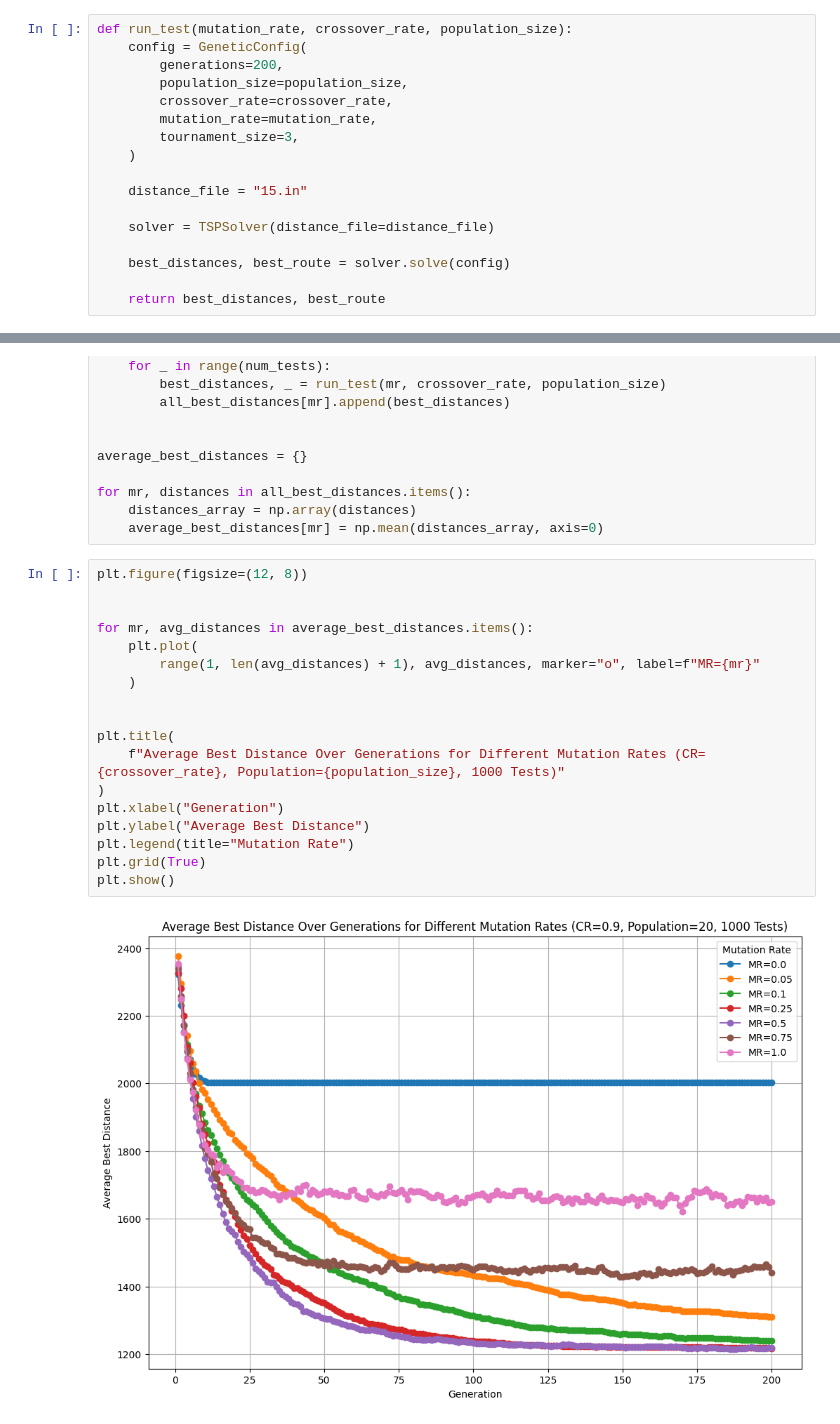
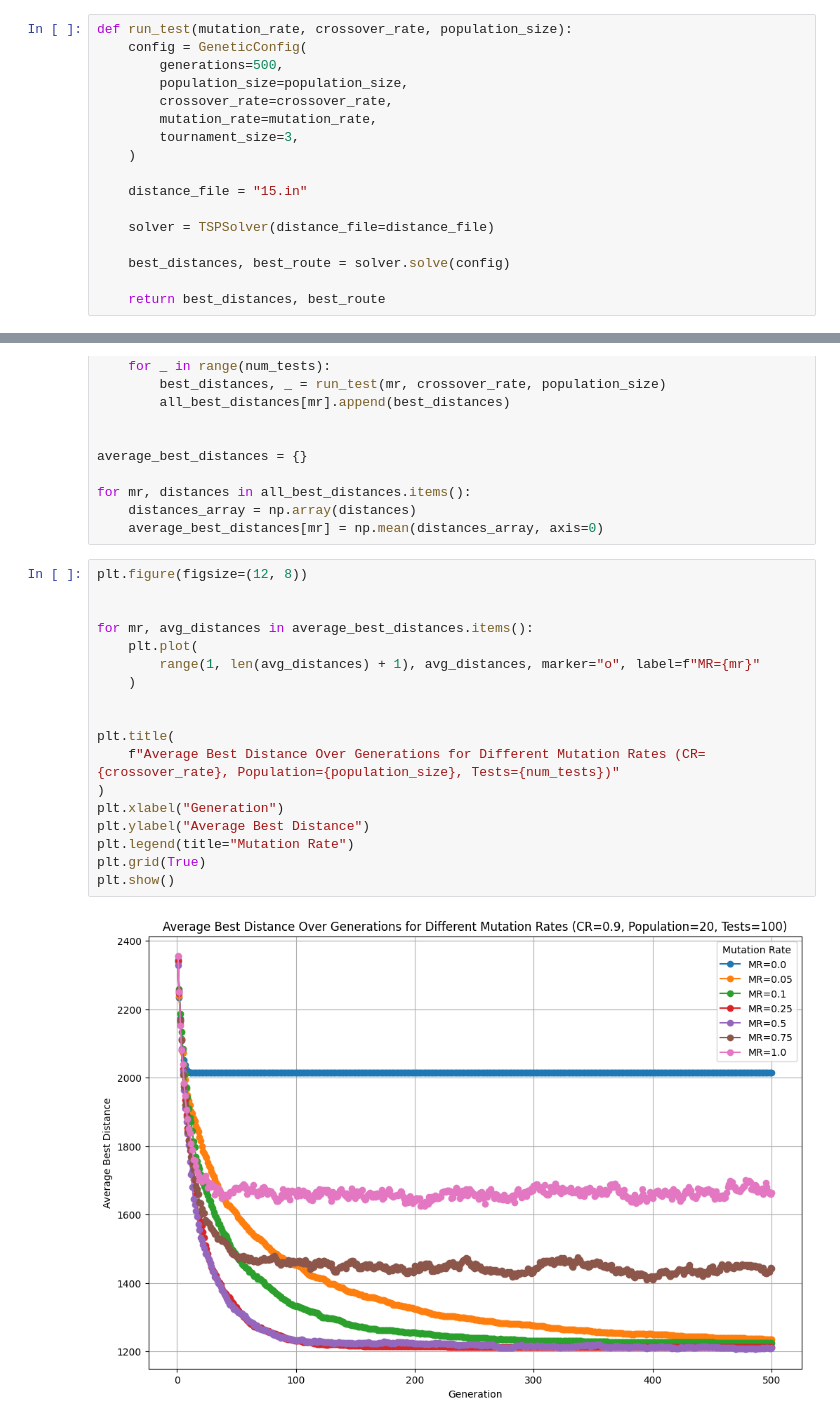
Before and after one commit to mpszkudlarek/traveling-salesman-problem, a Jupyter notebook: average.ipynb, the cells around one changed output, grey strips where cells are left out. Saved outputs shown, nothing was run; the diff lists cells and outputs as text.

```diff
--- a/average.ipynb
+++ b/average.ipynb
@@ -6,7 +7,7 @@ from tsp_solver import TSPSolver, GeneticConfig
 # %%
 def run_test(mutation_rate, crossover_rate, population_size):
     config = GeneticConfig(
-        generations=200,
+        generations=500,
         population_size=population_size,
         crossover_rate=crossover_rate,
         mutation_rate=mutation_rate,
@@ -44,23 +45,23 @@ for mr, distances in all_best_distances.items():
 # %%
 plt.figure(figsize=(12, 8))
 
 
 for mr, avg_distances in average_best_distances.items():
     plt.plot(
         range(1, len(avg_distances) + 1), avg_distances, marker="o", label=f"MR={mr}"
     )
 
 
 plt.title(
-    f"Average Best Distance Over Generations for Different Mutation Rates (CR={crossover_rate}, Population={population_size}, 1000 Tests)"
+    f"Average Best Distance Over Generations for Different Mutation Rates (CR={crossover_rate}, Population={population_size}, Tests={num_tests})"
 )
 plt.xlabel("Generation")
 plt.ylabel("Average Best Distance")
 plt.legend(title="Mutation Rate")
 plt.grid(True)
 plt.show()
 # %% [output]
-[figure, old version]
+[figure, new version]
 # %%
 mutation_rate = 0.1
 crossover_rates = [0.0, 0.1, 0.5, 0.7, 0.8, 0.9, 0.95, 1.0]
```
Also changed, not shown: parts of 3 cells of this notebook, 1 other file.
